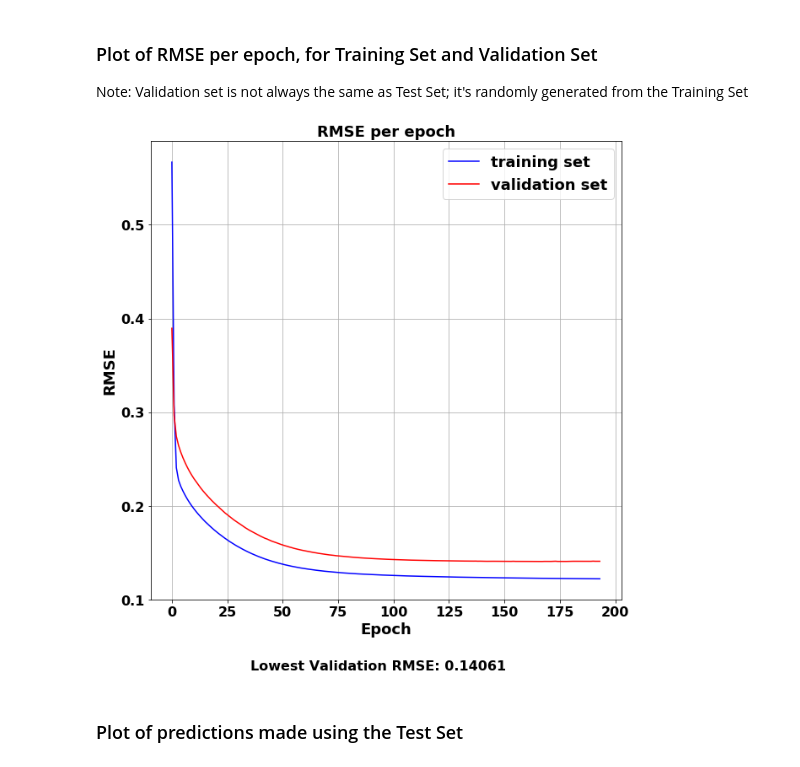
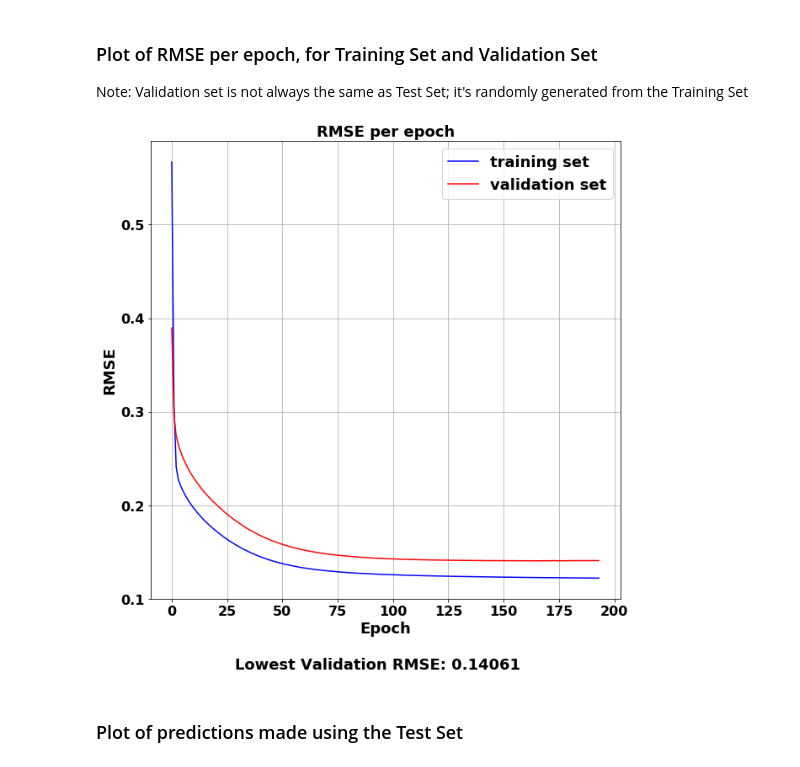
Before and after one commit to danilofrp/neural-stocks, a Jupyter notebook: notebooks/MLP/residuals/PETR4/MLP.ipynb, the cells around one changed output. Drawn from its saved outputs; the diff is of its cells as text; code cells hidden in the pictures.

Commit message:
images improved

```diff
--- a/notebooks/MLP/residuals/PETR4/MLP.ipynb
+++ b/notebooks/MLP/residuals/PETR4/MLP.ipynb
@@ -241,18 +241,18 @@ Note: Validation set is not always the same as Test Set; it's randomly generated
 # %%
 name = '{}/{}_MLP_fitHistory_{}x{}x1_norm_mapminmax'.format(saveVarDir, asset, inputDim, bestNormHiddenLayer)
 bestNormFitHistory = joblib.load(name + '.pkl')
 fig, ax = plt.subplots(figsize = (10,10), nrows = 1, ncols = 1)
 ax.set_title('RMSE per epoch')
 ax.set_xlabel('Epoch')
 ax.set_ylabel('RMSE')
 ax.grid()
 trainigSet, = ax.plot(np.sqrt(bestNormFitHistory['loss']), 'b', label = 'trainig set')
 validationSet, = ax.plot(np.sqrt(bestNormFitHistory['val_loss']), 'r', label = 'validation set')
 plt.legend(handles=[trainigSet, validationSet], labels=['training set', 'validation set'], prop={'size': 18})
-plt.figtext(0.5,  0.010, 'Lowest Validation RMSE: {:.5f}'.format(np.sqrt(min(bestNormFitHistory['val_loss']))), size = 16, horizontalalignment = 'center')
+plt.figtext(0.5,  0.010, 'Lowest Validation RMSE: {:.5f}'.format(np.sqrt(min(bestNormFitHistory['val_loss']))), size = 18, horizontalalignment = 'center')
 fig.savefig('{}/{}_MLP_fitHistory_{}x{}x1_norm_mapminmax.pdf'.format(saveFigDir, asset, inputDim, bestNormHiddenLayer), bbox_inches='tight')
 # %% [output]
-[figure, old version]
+[figure, new version]
 # %% [markdown]
 <h3>Plot of predictions made using the Test Set</h3>
 # %%
```
Also changed, not shown: parts of 1 cell of this notebook, 2 other files.
